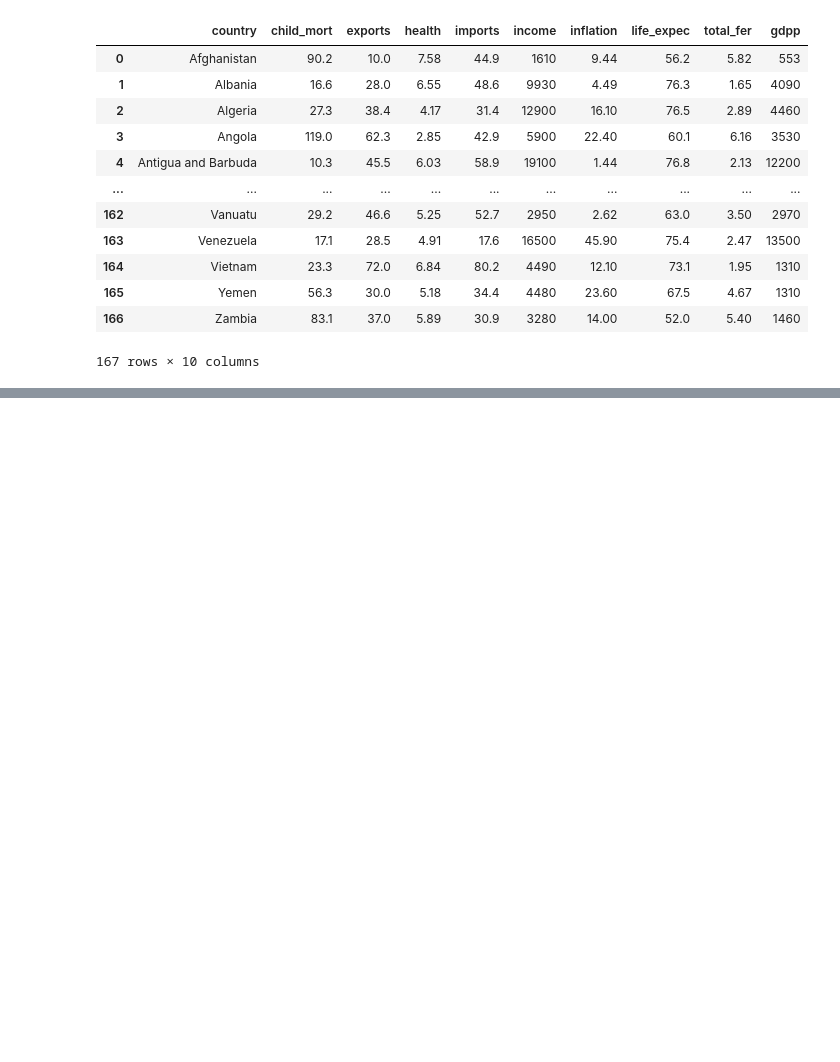
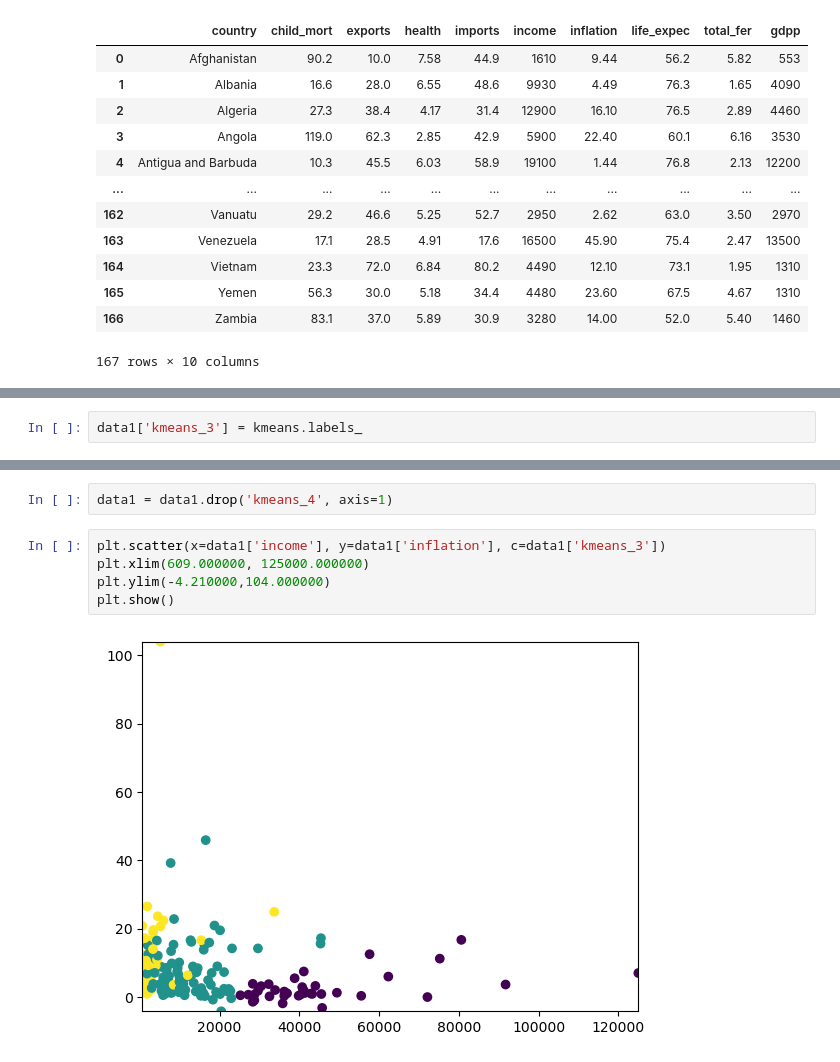
Before and after one commit to FadhRach/Legowo, a Jupyter notebook: CountryData.ipynb, the cells around one changed output, grey strips where cells are left out. Drawn from its saved outputs; the diff is of its cells as text; blank space fills up the shorter version.

```diff
--- a/CountryData.ipynb
+++ b/CountryData.ipynb
@@ -25,0 +312,2 @@ data1
+# %%
+data1['kmeans_3'] = kmeans.labels_
@@ -25,0 +330,9 @@ data1
+# %%
+data1 = data1.drop('kmeans_4', axis=1)
+# %%
+plt.scatter(x=data1['income'], y=data1['inflation'], c=data1['kmeans_3'])
+plt.xlim(609.000000, 125000.000000)
+plt.ylim(-4.210000,104.000000)
+plt.show()
+# %% [output]
+[figure, added]
```
Also changed, not shown: parts of 45 cells of this notebook.
